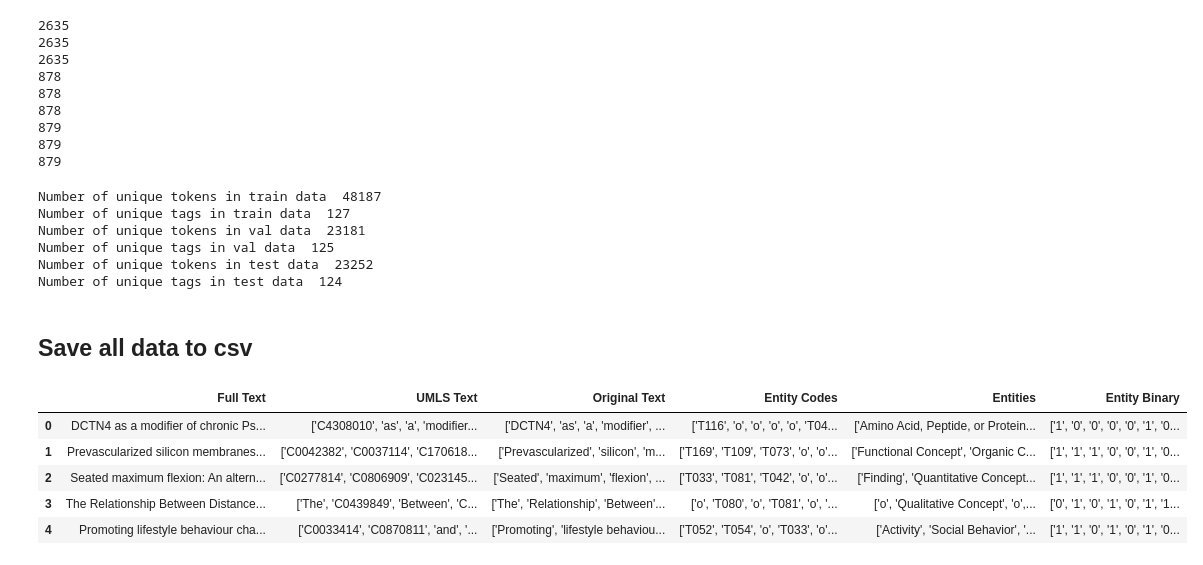
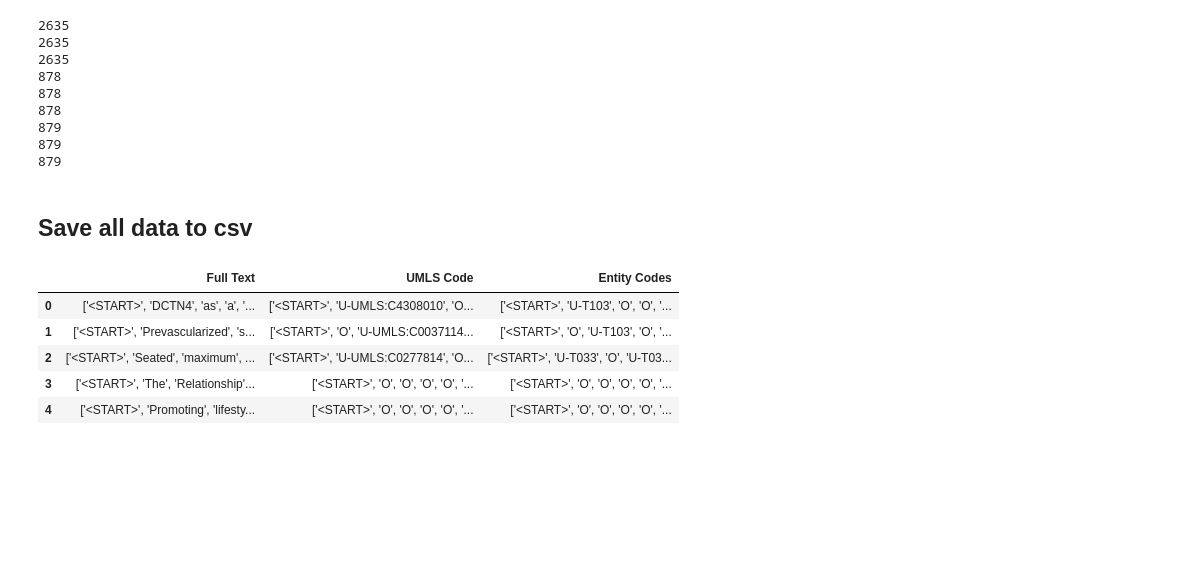
Before and after one commit to mhmdrdwn/medm, a Jupyter notebook: notebooks/build-data.ipynb, the cells around one changed output. Saved outputs shown, nothing was run; the diff lists cells and outputs as text; code cells hidden in the pictures; blank space fills up the shorter version.

```diff
--- a/notebooks/build-data.ipynb
+++ b/notebooks/build-data.ipynb
@@ -345,23 +331,6 @@ print(len(test_text))
 879
 879
 879
-# %%
-num_tokens_train, num_tags_train = tokens_tags(train_sequences, train_labels)[:2]
-print('Number of unique tokens in train data ', num_tokens_train)
-print('Number of unique tags in train data ', num_tags_train)
-num_tokens_val, num_tags_val = tokens_tags(val_sequences, val_labels)[:2]
-print('Number of unique tokens in val data ', num_tokens_val)
-print('Number of unique tags in val data ', num_tags_val)
-num_tokens_test, num_tags_test = tokens_tags(test_sequences, test_labels)[:2]
-print('Number of unique tokens in test data ', num_tokens_test)
-print('Number of unique tags in test data ', num_tags_test)
-# %% [output]
-Number of unique tokens in train data  48187
-Number of unique tags in train data  127
-Number of unique tokens in val data  23181
-Number of unique tags in val data  125
-Number of unique tokens in test data  23252
-Number of unique tags in test data  124
 # %% [markdown]
 ## Save all data to csv
 # %%
@@ -388,12 +357,12 @@ save_csv(test_rows, 'test')
 save_csv(train_rows, 'train')
 save_csv(val_rows, 'val')
 # %%
-data = pd.read_csv('./train.csv')
-data.head()
+data_csv = pd.read_csv('./train.csv')
+data_csv.head()
 # %% [output]
-|  | Full Text | UMLS Text | Original Text | Entity Codes | Entities | Entity Binary |
-| 0 | DCTN4 as a modifier of chronic Ps... | ['C4308010', 'as', 'a', 'modifier... | ['DCTN4', 'as', 'a', 'modifier', ... | ['T116', 'o', 'o', 'o', 'o', 'T04... | ['Amino Acid, Peptide, or Protein... | ['1', '0', '0', '0', '0', '1', '0... |
-| 1 | Prevascularized silicon membranes... | ['C0042382', 'C0037114', 'C170618... | ['Prevascularized', 'silicon', 'm... | ['T169', 'T109', 'T073', 'o', 'o'... | ['Functional Concept', 'Organic C... | ['1', '1', '1', '0', '0', '1', '0... |
-| 2 | Seated maximum flexion: An altern... | ['C0277814', 'C0806909', 'C023145... | ['Seated', 'maximum', 'flexion', ... | ['T033', 'T081', 'T042', 'o', 'o'... | ['Finding', 'Quantitative Concept... | ['1', '1', '1', '0', '0', '1', '0... |
-| 3 | The Relationship Between Distance... | ['The', 'C0439849', 'Between', 'C... | ['The', 'Relationship', 'Between'... | ['o', 'T080', 'o', 'T081', 'o', '... | ['o', 'Qualitative Concept', 'o',... | ['0', '1', '0', '1', '0', '1', '1... |
-| 4 | Promoting lifestyle behaviour cha... | ['C0033414', 'C0870811', 'and', '... | ['Promoting', 'lifestyle behaviou... | ['T052', 'T054', 'o', 'T033', 'o'... | ['Activity', 'Social Behavior', '... | ['1', '1', '0', '1', '0', '1', '0... |
+|  | Full Text | UMLS Code | Entity Codes |
+| 0 | ['<START>', 'DCTN4', 'as', 'a', '... | ['<START>', 'U-UMLS:C4308010', 'O... | ['<START>', 'U-T103', 'O', 'O', '... |
+| 1 | ['<START>', 'Prevascularized', 's... | ['<START>', 'O', 'U-UMLS:C0037114... | ['<START>', 'O', 'U-T103', 'O', '... |
+| 2 | ['<START>', 'Seated', 'maximum', ... | ['<START>', 'U-UMLS:C0277814', 'O... | ['<START>', 'U-T033', 'O', 'U-T03... |
+| 3 | ['<START>', 'The', 'Relationship'... | ['<START>', 'O', 'O', 'O', 'O', '... | ['<START>', 'O', 'O', 'O', 'O', '... |
+| 4 | ['<START>', 'Promoting', 'lifesty... | ['<START>', 'O', 'O', 'O', 'O', '... | ['<START>', 'O', 'O', 'O', 'O', '... |
```
Also changed, not shown: parts of 14 cells of this notebook, 4 other files.
